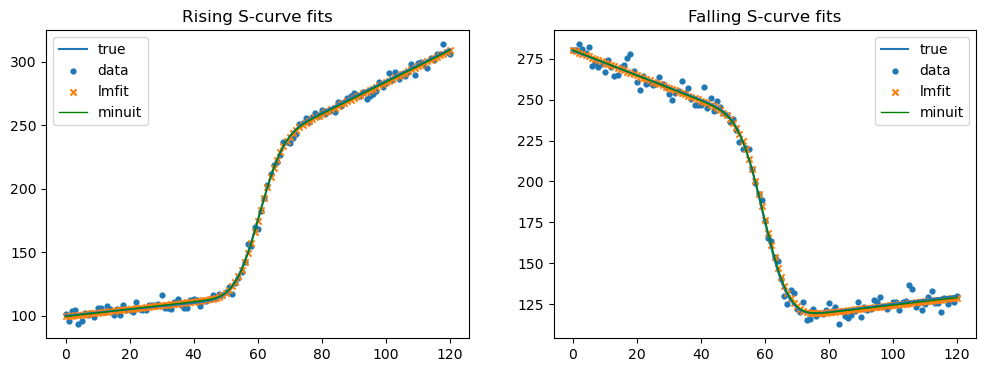
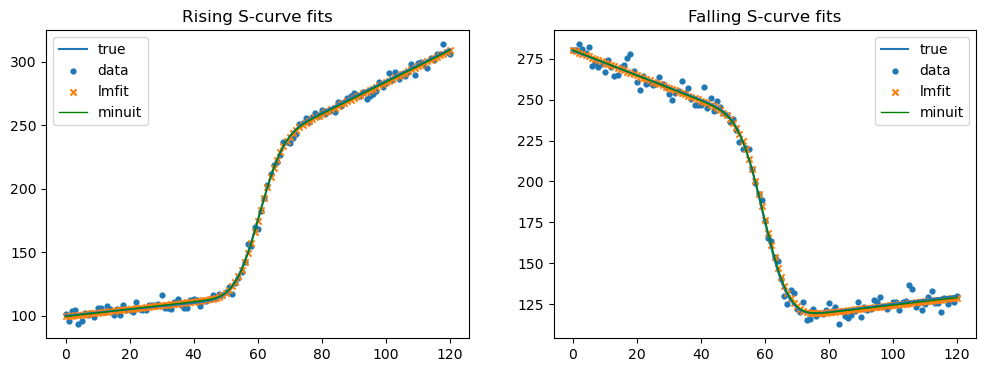
The notebook cell's code change between the first figure and the second:
--- before
+++ after
@@ -5,5 +5,5 @@
 ax[0].scatter(x, y_rising, s=12, label="data")
 ax[0].scatter(x, scurve(x, res_r_lmfit[:6]), s=20, marker="x", label="lmfit")
-ax[0].plot(x, scurve(x, res_r_munuit_obj['par']), linewidth=1, color="green", label="minuit")
+ax[0].plot(x, model_r(x, res_r_munuit_obj['par']), linewidth=1, color="green", label="minuit")
 ax[0].set_title("Rising S-curve fits")
 ax[0].legend()
@@ -13,5 +13,5 @@
 ax[1].scatter(x, y_falling, s=12, label="data")
 ax[1].scatter(x, scurve2(x, res_f_lmfit[:6]), s=20, marker="x", label="lmfit")
-ax[1].plot(x, scurve2(x, res_f_munuit_obj['par']), linewidth=1, color="green", label="minuit")
+ax[1].plot(x, model_f(x, res_f_munuit_obj['par']), linewidth=1, color="green", label="minuit")
 ax[1].set_title("Falling S-curve fits")
 ax[1].legend()

Commit: feat: expose model evaluation via __call__ in Python